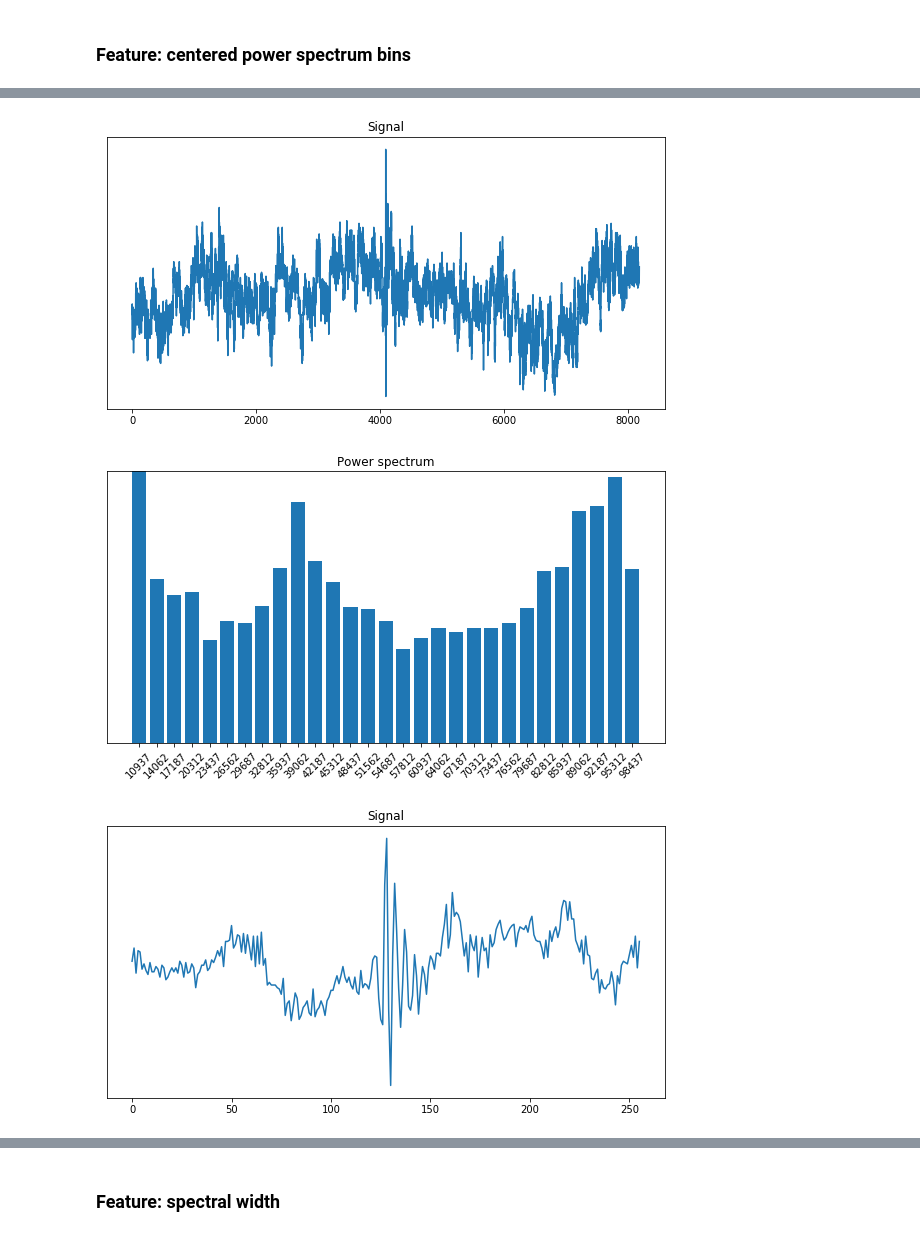
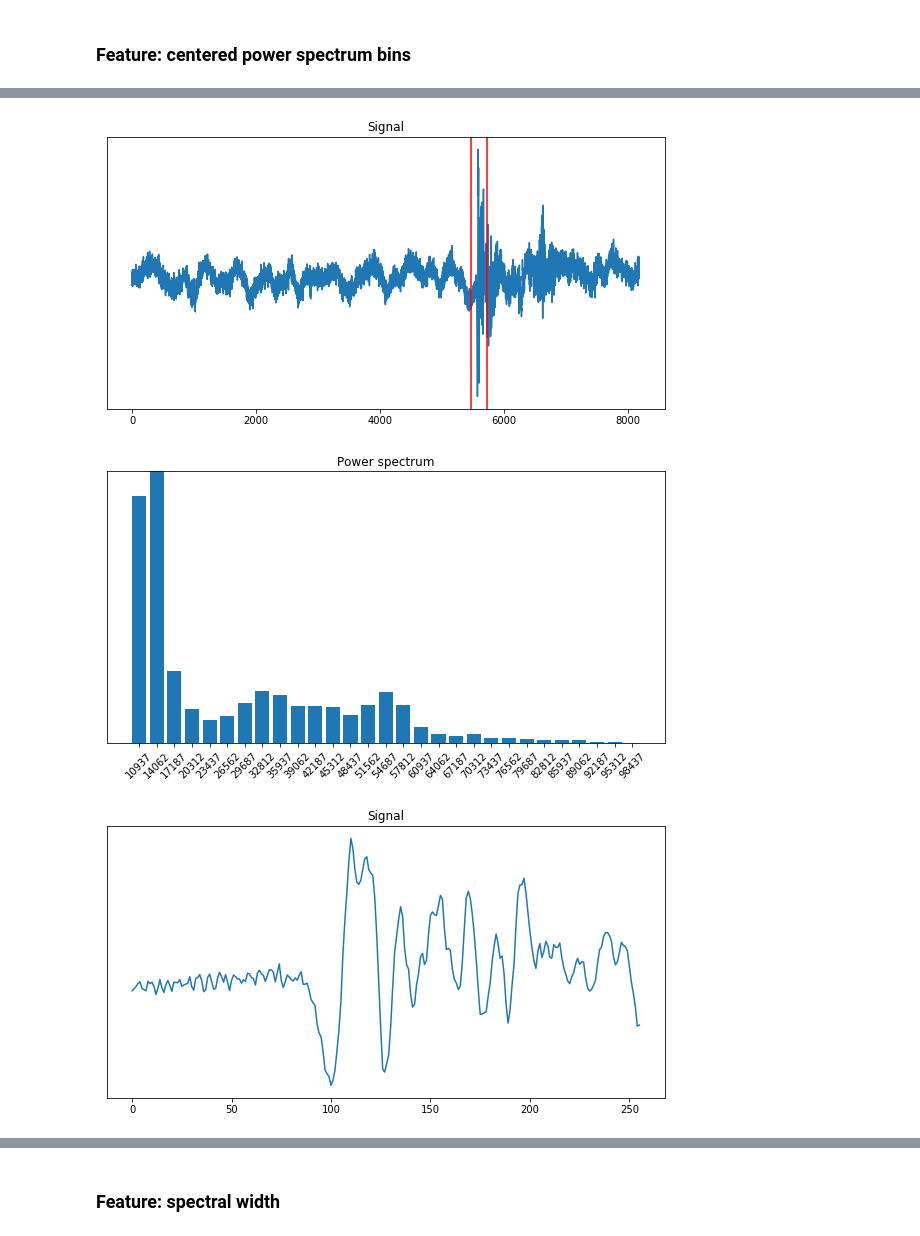
Before and after one commit to bastiendechamps/DOCC10_challenge_MVA, a Jupyter notebook: notebooks/clean.ipynb, the cells around one changed output, grey strips where cells are left out. Cells and saved outputs as stored; diff of their text form; code cells hidden in the pictures.

```diff
--- a/notebooks/clean.ipynb
+++ b/notebooks/clean.ipynb
@@ -141,11 +141,13 @@ def get_power_spectrum(x, n_fft=64):
 # %% [output]
 [interactive output not drawn]
 # %%
-def show_temporal(x):
+def show_temporal(x, vert=[]):
     plt.figure(figsize=(10, 5))
     plt.title("Signal")
     plt.plot(x)
     plt.yticks([])
+    for v in vert:
+        plt.axvline(x=v, color="red")
     plt.show()
 
 
@@ -164,16 +166,18 @@ def show_power_spectrum(f, ps):
 [interactive output not drawn]
 # %%
 # Test
-x = X_train[0]
+x_idx = 90496
+x = X_train[x_idx]
+x_cls = Y_train_df.loc[x_idx].TARGET
 f, ps = get_power_spectrum(x, n_fft=64)
-x_c = segment_clicks(x, cls=None, width=2 ** 8)
+x_c = segment_clicks(x, cls=x_cls, width=2 ** 8)
 f_c, ps_c = get_power_spectrum(x_c, n_fft=64)
 
-show_temporal(x)
+show_temporal(x, [get_center(x) - 2 ** 7, get_center(x) + 2 ** 7])
 show_power_spectrum(f, ps)
 show_temporal(x_c)
 show_power_spectrum(f_c, ps_c)
 # %% [output]
-[figure, old version]
+[figure, new version]
-[figure, old version]
+[figure, new version]
-[figure, old version]
+[figure, new version]
```
Also changed, not shown: parts of 15 cells of this notebook.
